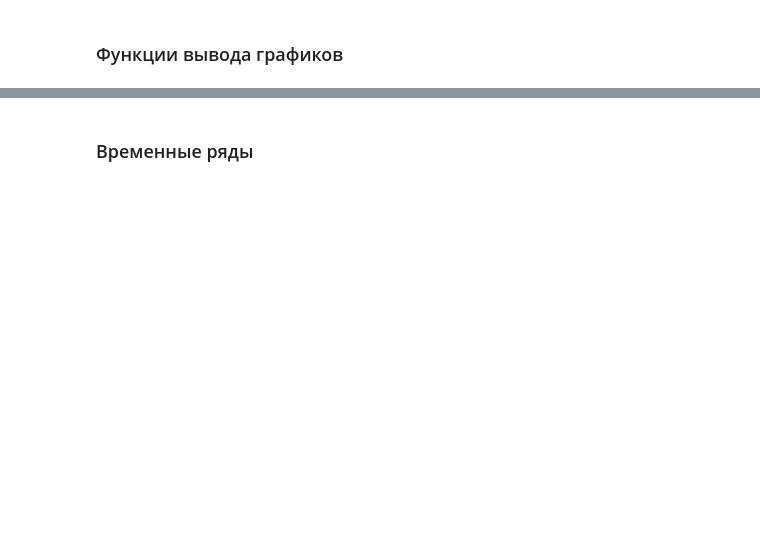
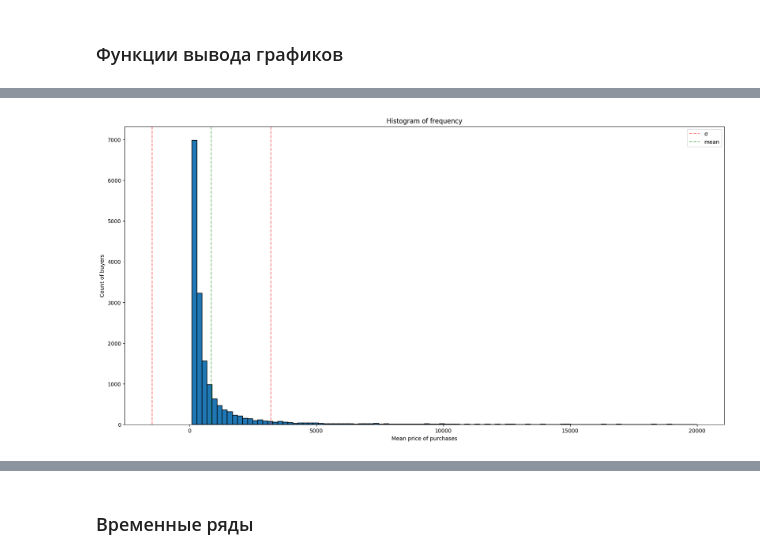
Before and after one commit to Barashkov-GO/vkr, a Jupyter notebook: data_analysis.ipynb, the cells around one changed output, grey strips where cells are left out. Cells and saved outputs as stored; diff of their text form; code cells hidden in the pictures; blank space fills up the shorter version.

```diff
--- a/data_analysis.ipynb
+++ b/data_analysis.ipynb
@@ -11,3 +18,4 @@ import random
 # %%
-data = pd.read_csv(DATASETS_PATH + 'data_processed.csv')
+data = pd.read_csv(DATASETS_PATH + 'data_processed.csv', nrows=NROWS).drop(columns=['Unnamed: 0'])
+data['datetime'] = pd.to_datetime(data['datetime'])
 data
@@ -56,0 +98,18 @@ scatter_prices(data, 15058563)
+# %%
+def scatter_hist_of_prices(data, nbins=10, price_limit=None):
+    fig, ax = plt.subplots(figsize=(20, 10))
+    x = data['average_price'].values
+    m, s = x.mean(), x.std()
+
+
+    ax.hist(x, bins=nbins, range=price_limit, histtype='bar', edgecolor='black', linewidth=1.1)
+    ax.axvline(m - s, alpha=0.5, linestyle='--', color='r', label='σ')
+    ax.axvline(m + s, alpha=0.5, linestyle='--', color='r')
+
+    ax.axvline(m, alpha=0.5, linestyle='--', color='g', label='mean')
+
+    ax.set_xlabel('Mean price of purchases')
+    ax.set_ylabel('Count of buyers')
+    ax.set_title('Histogram of frequency')
+    ax.legend()
+    plt.savefig(FIGURES_PATH + 'users_hist')
@@ -56,0 +322,4 @@ scatter_prices(data, 15058563)
+# %%
+scatter_hist_of_prices(user_info, nbins=100, price_limit=(100, 20_000))
+# %% [output]
+[figure, added]
```
Also changed, not shown: parts of 42 cells of this notebook, 1 other file.
